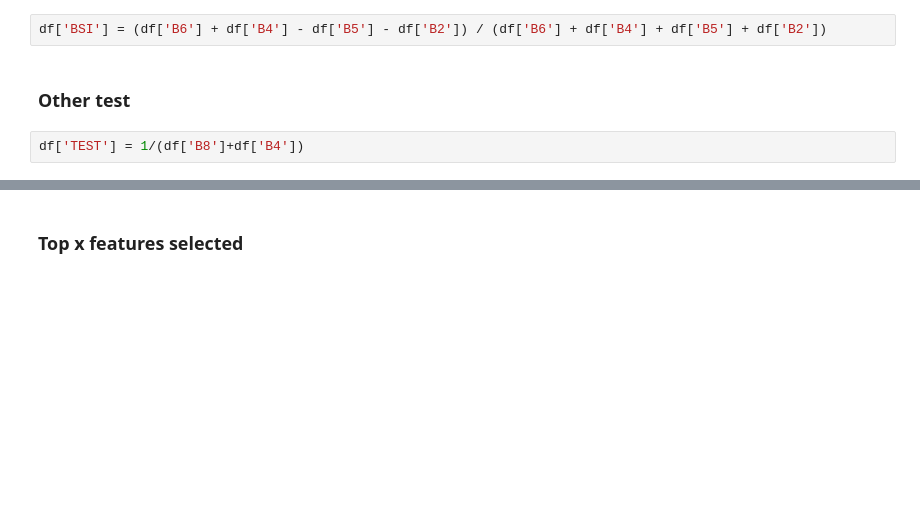
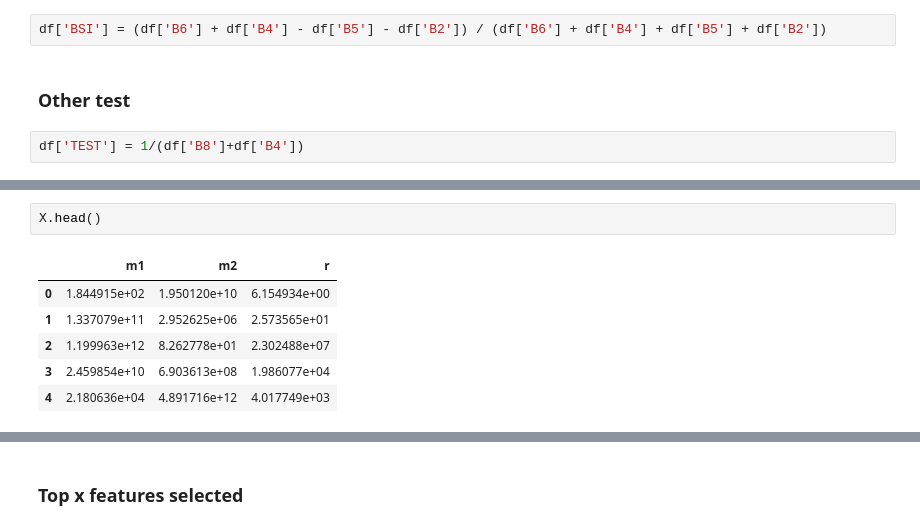
Before and after one commit to JulieKeisler/DRAGON, a Jupyter notebook: ref_notebook.ipynb, the cells around one changed output, grey strips where cells are left out. Cells and saved outputs as stored; diff of their text form; blank space fills up the shorter version.

```diff
--- a/ref_notebook.ipynb
+++ b/ref_notebook.ipynb
@@ -71 +92,10 @@ X = df.drop([output, 'date'], axis=1)
 z = df[[output]]
+# %%
+X.head()
+# %% [output]
+|  | m1 | m2 | r |
+| 0 | 1.844915e+02 | 1.950120e+10 | 6.154934e+00 |
+| 1 | 1.337079e+11 | 2.952625e+06 | 2.573565e+01 |
+| 2 | 1.199963e+12 | 8.262778e+01 | 2.302488e+07 |
+| 3 | 2.459854e+10 | 6.903613e+08 | 1.986077e+04 |
+| 4 | 2.180636e+04 | 4.891716e+12 | 4.017749e+03 |
```
Also changed, not shown: parts of 51 cells of this notebook.
